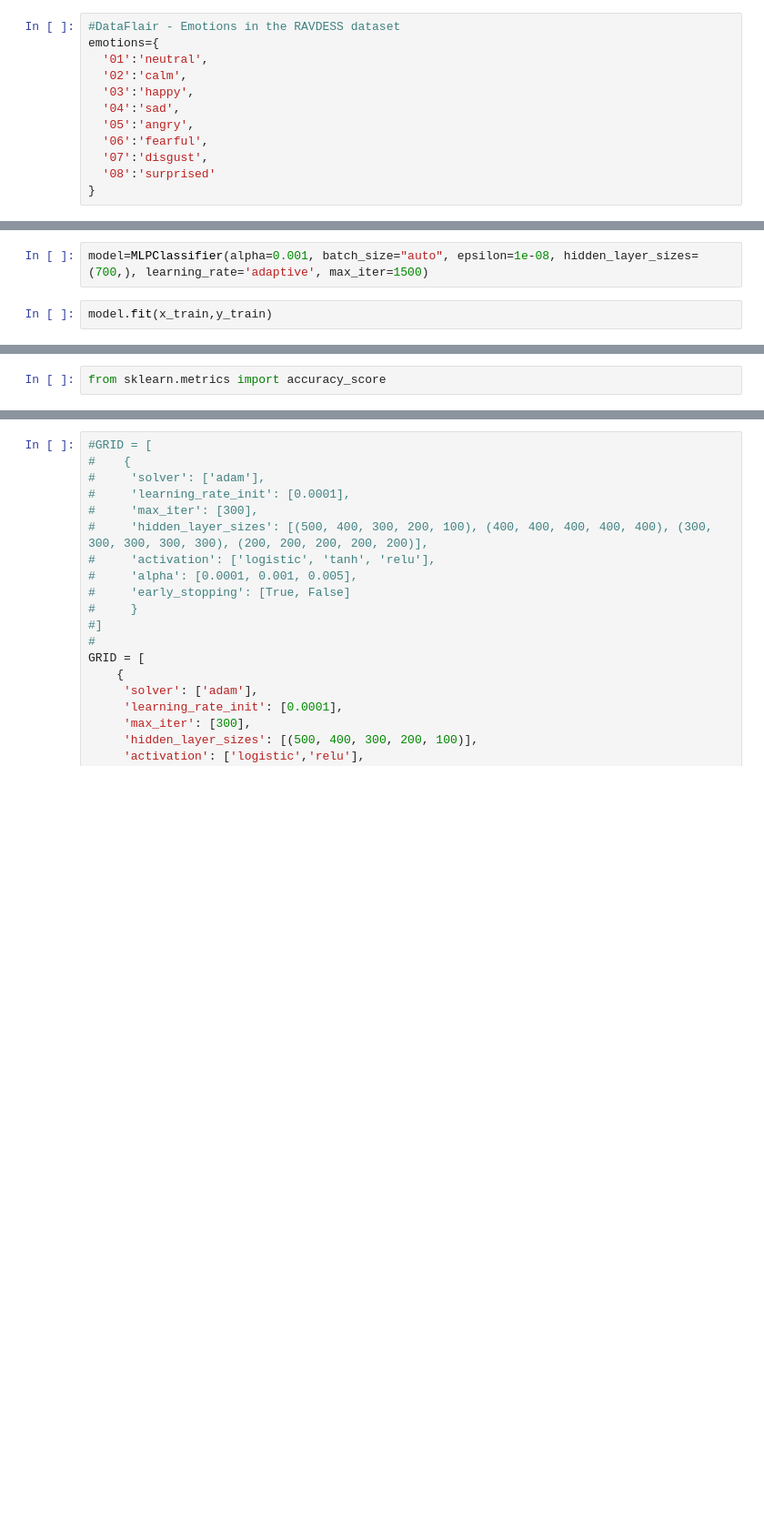
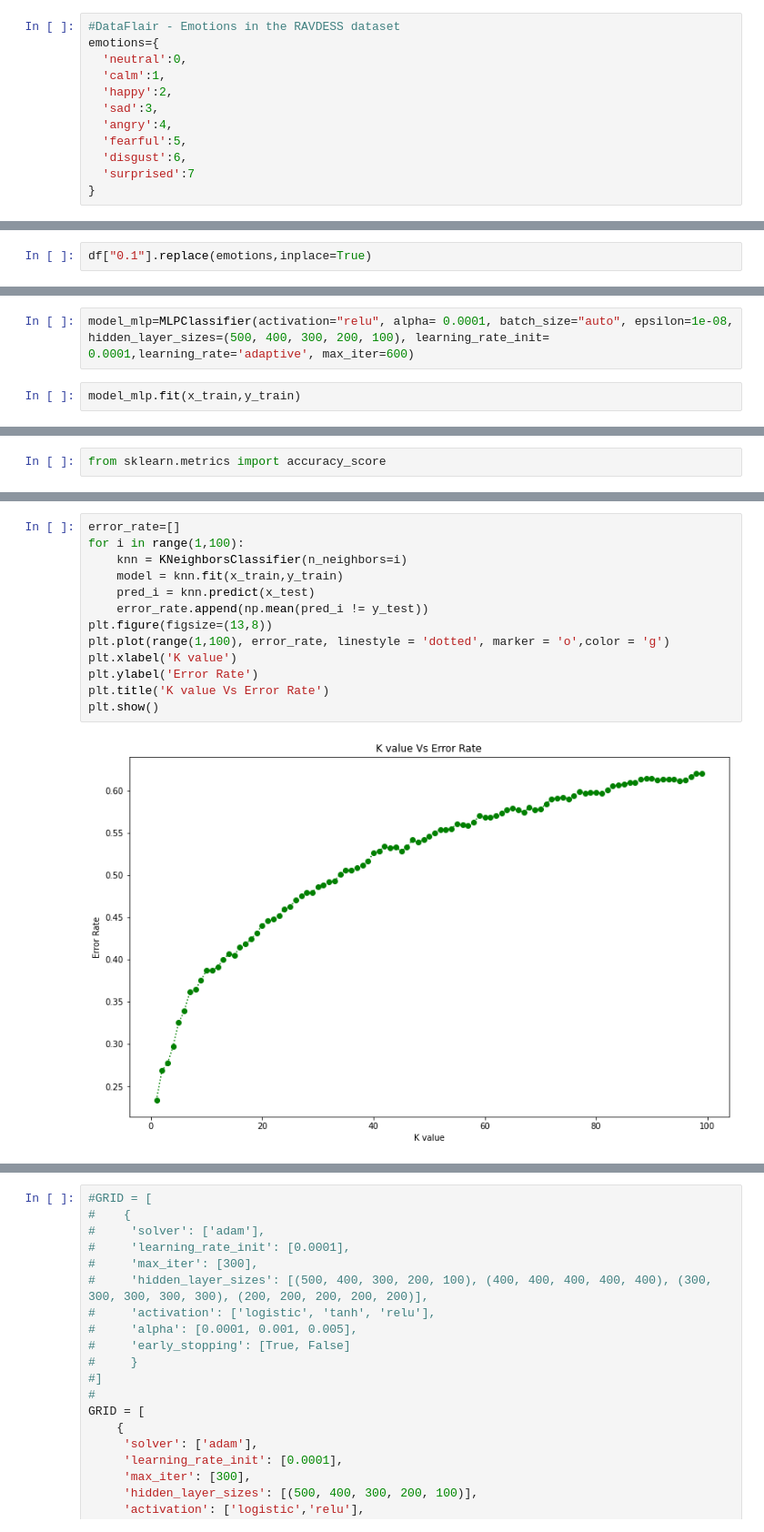
Before and after one commit to BouzCS/Speech-Emotion-Recognition, a Jupyter notebook: Untitled.ipynb, the cells around one changed output, grey strips where cells are left out. Shown at 91% size. Drawn from its saved outputs; the diff is of its cells as text; blank space fills up the shorter version.

```diff
--- a/Untitled.ipynb
+++ b/Untitled.ipynb
@@ -20,14 +21,14 @@ import nlpaug.augmenter.audio as naa
 # %%
 #DataFlair - Emotions in the RAVDESS dataset
 emotions={
-  '01':'neutral',
-  '02':'calm',
-  '03':'happy',
-  '04':'sad',
-  '05':'angry',
-  '06':'fearful',
-  '07':'disgust',
-  '08':'surprised'
+  'neutral':0,
+  'calm':1,
+  'happy':2,
+  'sad':3,
+  'angry':4,
+  'fearful':5,
+  'disgust':6,
+  'surprised':7
 }
 # %%
 def extract_feature(y_data,sr, mfcc, chroma, mel,crossing_0):
@@ -155,0 +133,2 @@ Index(['Unnamed: 0', '0', '1', '2', '3', '4', '5', '6', '7', '8',
+# %%
+df["0.1"].replace(emotions,inplace=True)
@@ -156,7 +142,7 @@ Index(['Unnamed: 0', '0', '1', '2', '3', '4', '5', '6', '7', '8',
 # %%
 from sklearn.neural_network import MLPClassifier
 # %%
-model=MLPClassifier(alpha=0.001, batch_size="auto", epsilon=1e-08, hidden_layer_sizes=(700,), learning_rate='adaptive', max_iter=1500)
+model_mlp=MLPClassifier(activation="relu", alpha= 0.0001, batch_size="auto", epsilon=1e-08, hidden_layer_sizes=(500, 400, 300, 200, 100), learning_rate_init= 0.0001,learning_rate='adaptive', max_iter=600)
 # %%
-model.fit(x_train,y_train)
+model_mlp.fit(x_train,y_train)
 # %% [output]
@@ -175,0 +163,15 @@ Accuracy: 78.22%
+# %%
+error_rate=[]
+for i in range(1,100):
+    knn = KNeighborsClassifier(n_neighbors=i)
+    model = knn.fit(x_train,y_train)
+    pred_i = knn.predict(x_test)
+    error_rate.append(np.mean(pred_i != y_test))
+plt.figure(figsize=(13,8))
+plt.plot(range(1,100), error_rate, linestyle = 'dotted', marker = 'o',color = 'g')
+plt.xlabel('K value')
+plt.ylabel('Error Rate')
+plt.title('K value Vs Error Rate')
+plt.show()
+# %% [output]
+[figure, added]
```
Also changed, not shown: parts of 36 cells of this notebook, 1 other file.
